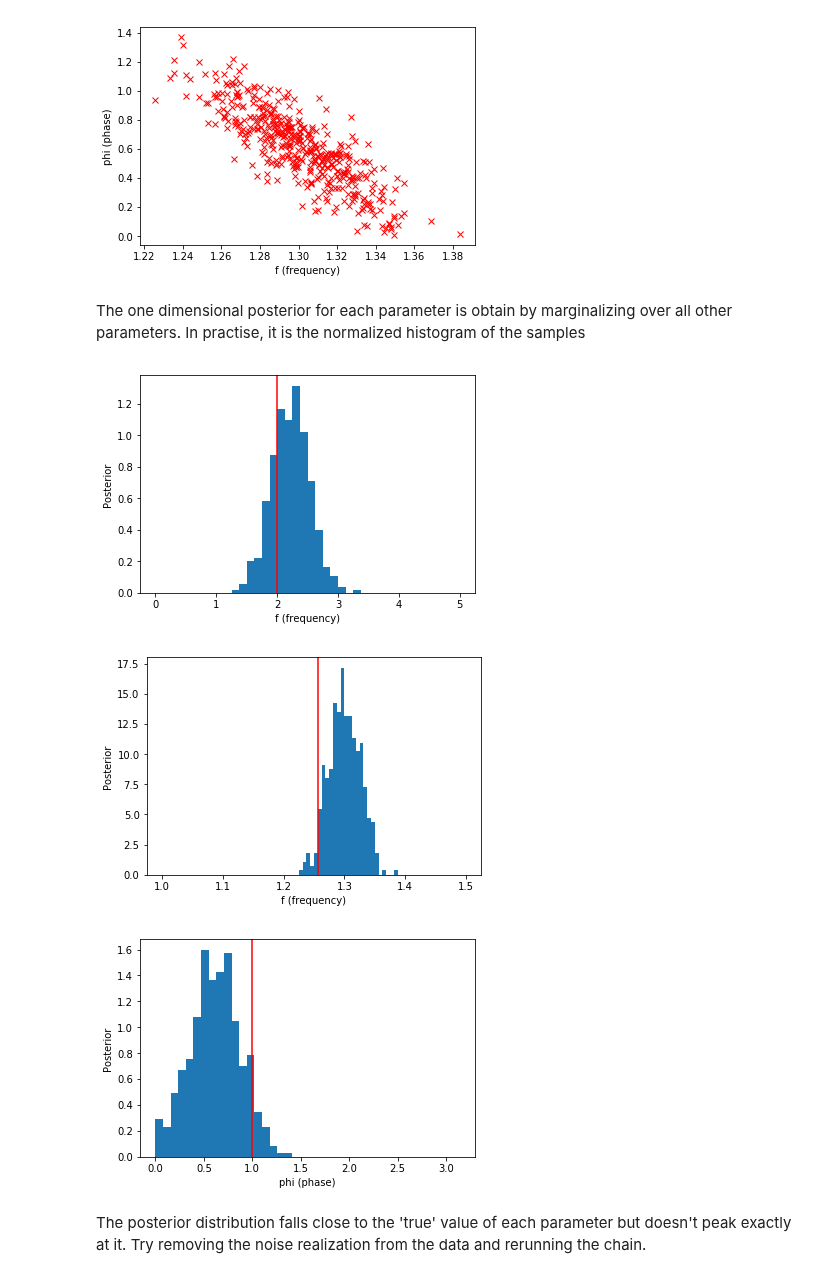
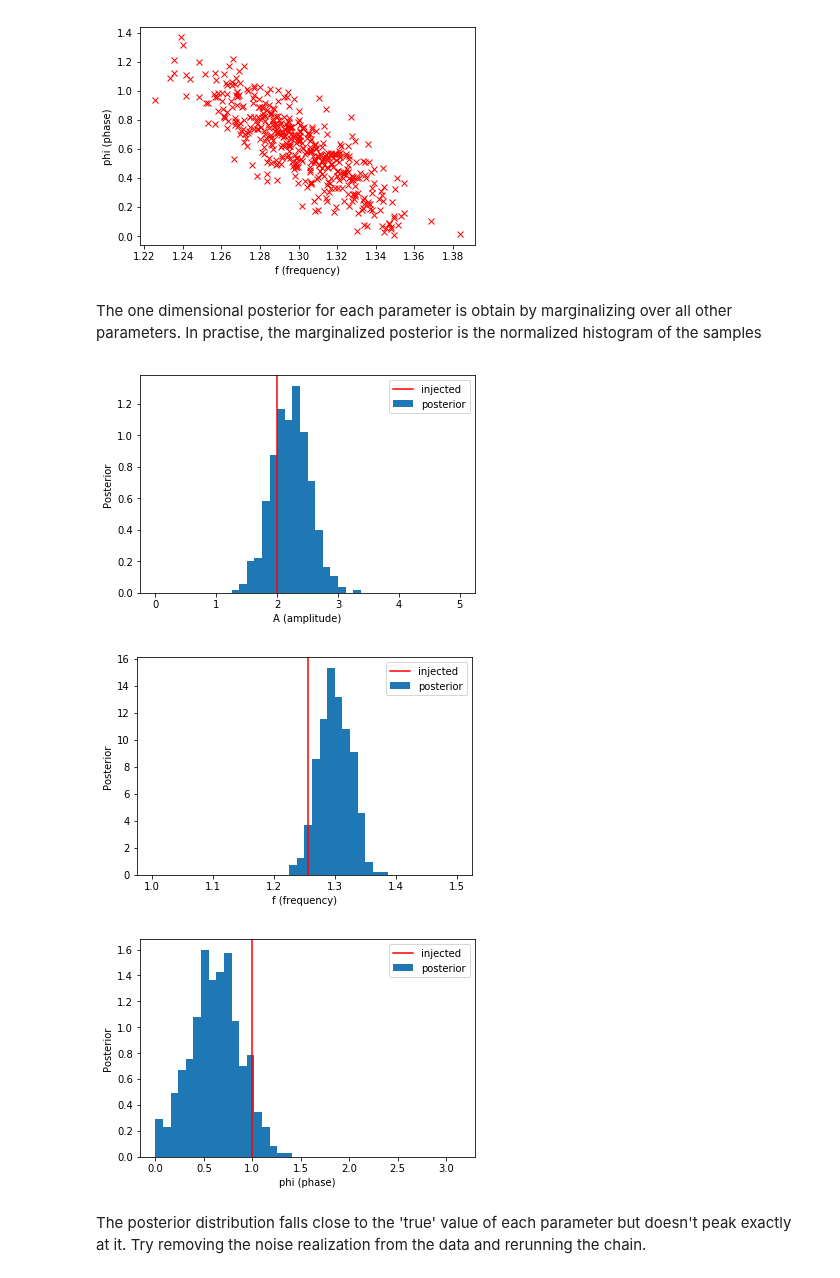
Before and after one commit to gw-odw/odw-2018, a Jupyter notebook: parameter_estimation/IntroToMCMC.ipynb, the cells around one changed output. Saved outputs shown, nothing was run; the diff lists cells and outputs as text; code cells hidden in the pictures.

```diff
--- a/parameter_estimation/IntroToMCMC.ipynb
+++ b/parameter_estimation/IntroToMCMC.ipynb
@@ -108,3 +115,26 @@ def posterior(samp,d,t):
+# %%
+# model for the signal
+def model(A,f,phi,t):
+    return A*np.cos(f*t+phi)
+
+def posterior(samp,d,t):
+    x = samp[0] # amplitude
+    y = samp[1] # freuency
+    z = samp[2] # phase
+
+    res = (d-model(x,y,z,t))**2 # residual
+
+    likelihood = np.exp(-0.5*(res.sum()/sigma**2))
+    # sigma here is the standard deviation of the noise which we assume
+    #we know, similar to the PSD of the gravitational wave detector
+
+    prior=1 #Let's assume uniform priors for all parameters
+
+    # Change the form of the prior and reanalyze the data. For example use the following prior for the amplitude
+    #prior= 1./x
+
+
+    return prior*likelihood
 # %% [markdown]
 Draw samples from the posterior
 # %%
@@ -210,34 +239,37 @@ plt.show()
 [figure]
 [figure]
 # %% [markdown]
-The one dimensional posterior for each parameter is obtain by marginalizing over all other parameters. In practise, it is the normalized histogram of the samples
+The one dimensional posterior for each parameter is obtain by marginalizing over all other parameters. In practise, the marginalized posterior is the normalized histogram of the samples
 # %%
 x_values = independentsamples[:,0]
 
-plt.hist(x_values,range=(0,5),bins=40,normed=True)
-plt.axvline(A,color='r')
-plt.xlabel('f (frequency)')
+plt.hist(x_values,range=(0,5),bins=40,normed=True,label='posterior')
+plt.axvline(A,color='r',label='injected')
+plt.xlabel('A (amplitude)')
 plt.ylabel('Posterior')
+plt.legend()
 plt.show()
 
 y_values = independentsamples[:,1]
 
-plt.hist(y_values,range=(1,1.5),bins=80,normed=True)
-plt.axvline(f,color='r')
+plt.hist(y_values,range=(1,1.5),bins=40,normed=True,label='posterior')
+plt.axvline(f,color='r',label='injected')
 plt.xlabel('f (frequency)')
 plt.ylabel('Posterior')
+plt.legend()
 plt.show()
 
 z_values = independentsamples[:,2]
 
-plt.hist(z_values,range=(0,np.pi),bins=40,normed=True)
-plt.axvline(phi,color='r')
+plt.hist(z_values,range=(0,np.pi),bins=40,normed=True,label='posterior')
+plt.axvline(phi,color='r',label='injected')
 plt.xlabel('phi (phase)')
 plt.ylabel('Posterior')
+plt.legend()
 plt.show()
 # %% [output]
-[figure, old version]
+[figure, new version]
-[figure, old version]
+[figure, new version]
-[figure, old version]
+[figure, new version]
 # %% [markdown]
 The posterior distribution falls close to the 'true' value of each parameter but doesn't peak exactly at it. Try removing the noise realization from the data and rerunning the chain.
```
Also changed, not shown: parts of 21 cells of this notebook.
